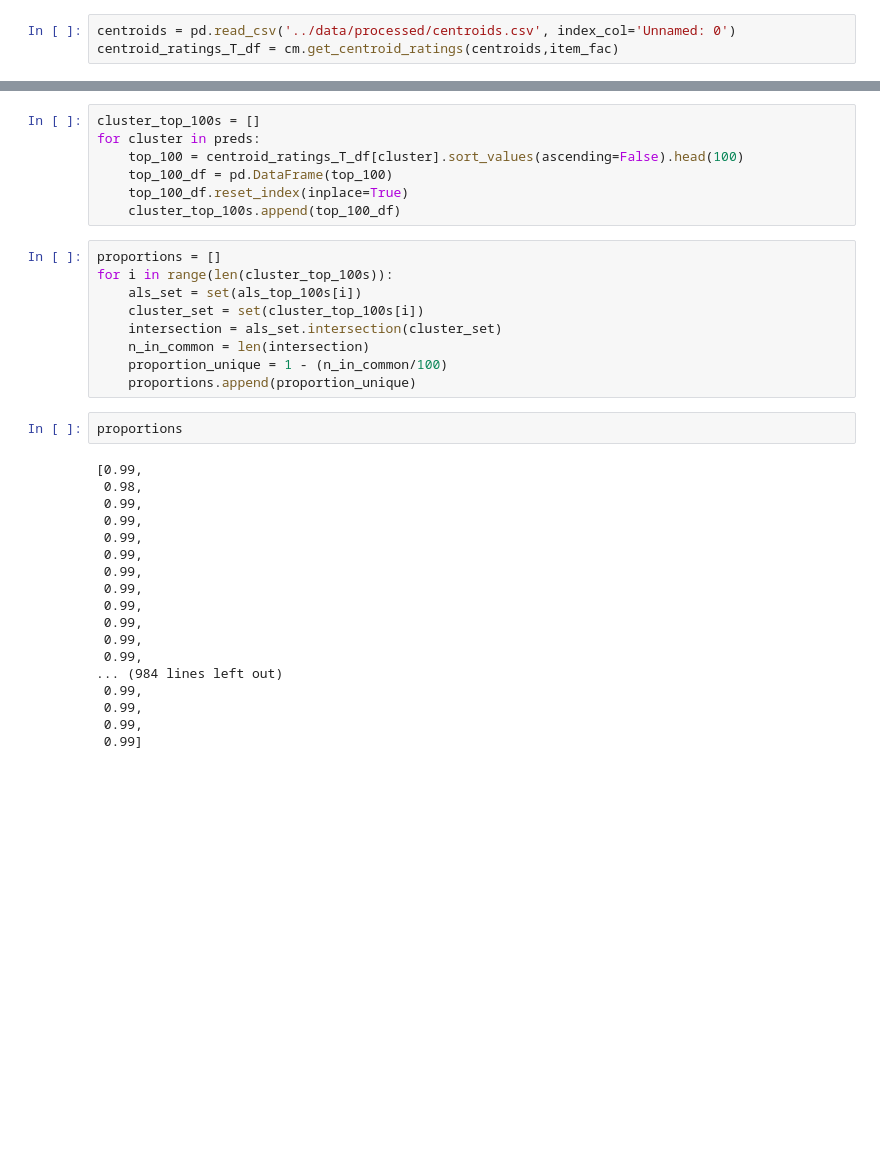
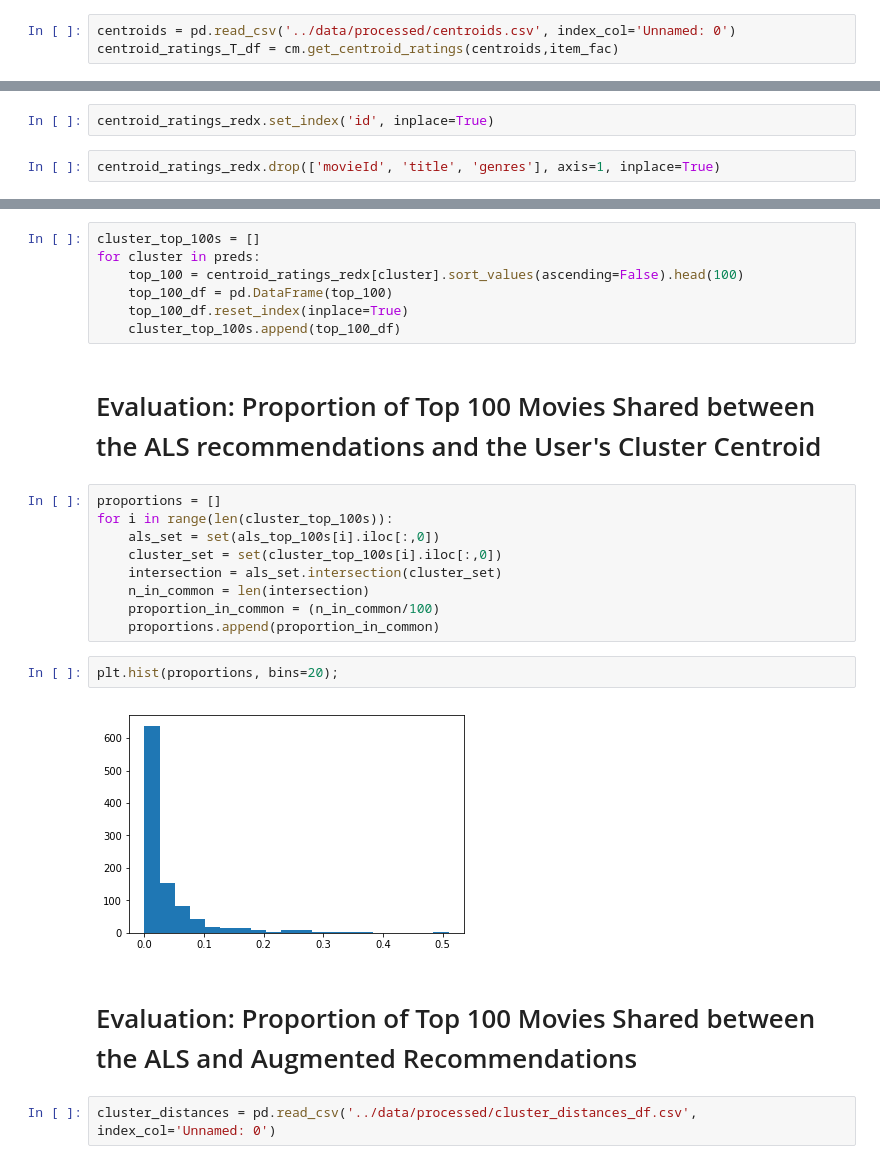
Before and after one commit to DRyanMiller/Overcoming-Echo-Chambers-in-Recommendation-Systems, a Jupyter notebook: notebooks/evaluation_drm_ec.ipynb, the cells around one changed output, grey strips where cells are left out. Cells and saved outputs as stored; diff of their text form; blank space fills up the shorter version.

Commit message:
Adds first two evaluations of augmented recommendation system

```diff
--- a/notebooks/evaluation_drm_ec.ipynb
+++ b/notebooks/evaluation_drm_ec.ipynb
@@ -135,0 +150,4 @@ centroid_ratings_T_df
+# %%
+centroid_ratings_redx.set_index('id', inplace=True)
+# %%
+centroid_ratings_redx.drop(['movieId', 'title', 'genres'], axis=1, inplace=True)
@@ -136,36 +165,26 @@ centroid_ratings_T_df
 # %%
 cluster_top_100s = []
 for cluster in preds:
-    top_100 = centroid_ratings_T_df[cluster].sort_values(ascending=False).head(100)
+    top_100 = centroid_ratings_redx[cluster].sort_values(ascending=False).head(100)
     top_100_df = pd.DataFrame(top_100)
     top_100_df.reset_index(inplace=True)
     cluster_top_100s.append(top_100_df)
+# %% [markdown]
+# Evaluation: Proportion of Top 100 Movies Shared between the ALS recommendations and the User's Cluster Centroid
 # %%
 proportions = []
 for i in range(len(cluster_top_100s)):
-    als_set = set(als_top_100s[i])
-    cluster_set = set(cluster_top_100s[i])
+    als_set = set(als_top_100s[i].iloc[:,0])
+    cluster_set = set(cluster_top_100s[i].iloc[:,0])
     intersection = als_set.intersection(cluster_set)
     n_in_common = len(intersection)
-    proportion_unique = 1 - (n_in_common/100)
-    proportions.append(proportion_unique)
+    proportion_in_common = (n_in_common/100)
+    proportions.append(proportion_in_common)
-# %%
-proportions
-# %% [output]
-[0.99,
- 0.98,
- 0.99,
- 0.99,
- 0.99,
- 0.99,
- 0.99,
- 0.99,
- 0.99,
- 0.99,
- 0.99,
- 0.99,
-... (984 lines left out)
- 0.99,
- 0.99,
- 0.99,
- 0.99]
+# %%
+plt.hist(proportions, bins=20);
+# %% [output]
+[figure, added]
+# %% [markdown]
+# Evaluation: Proportion of Top 100 Movies Shared between the ALS and Augmented Recommendations
+# %%
+cluster_distances = pd.read_csv('../data/processed/cluster_distances_df.csv', index_col='Unnamed: 0')
```
Also changed, not shown: parts of 29 cells of this notebook, 1 other file.
